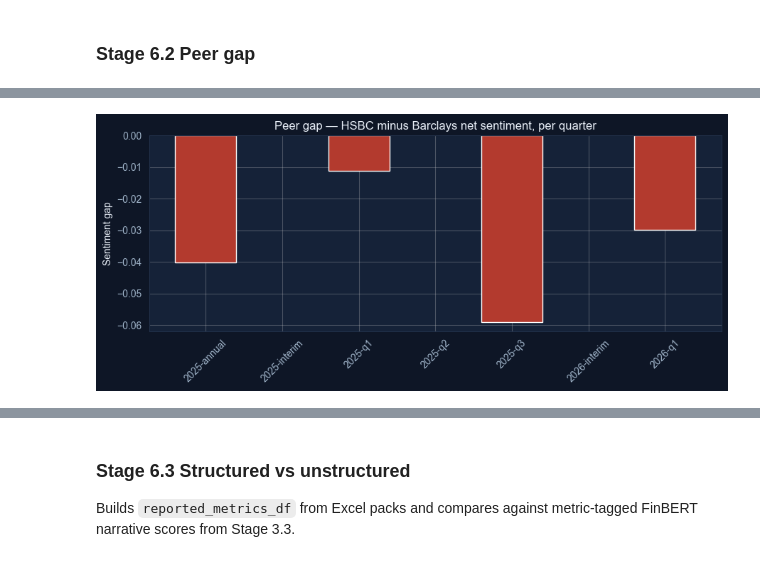
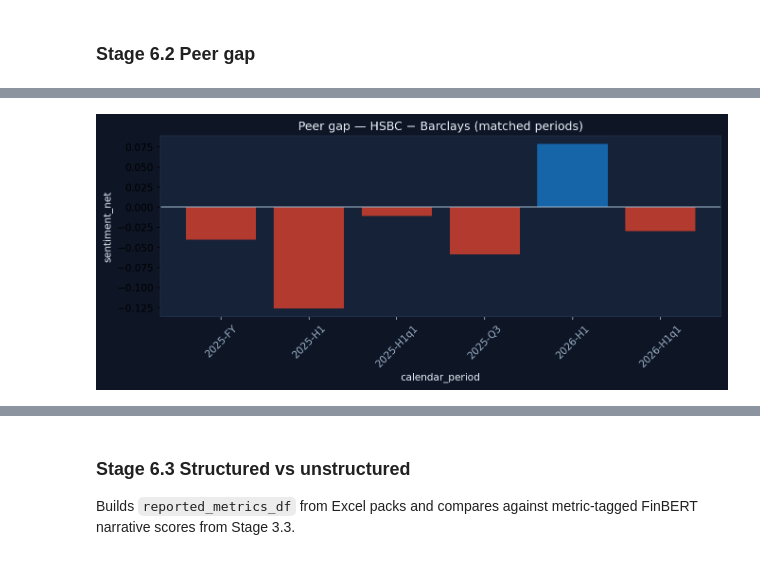
Before and after one commit to susanavenda/boe-earnings-insights, a Jupyter notebook: notebooks/boe_earnings_insights.ipynb, the cells around one changed output, grey strips where cells are left out. Saved outputs shown, nothing was run; the diff lists cells and outputs as text; code cells hidden in the pictures.

```diff
--- a/notebooks/boe_earnings_insights.ipynb
+++ b/notebooks/boe_earnings_insights.ipynb
@@ -88,8 +88,9 @@ BORDER = "#22314A"
 
 _fig_counter, _table_counter = [0], [0]
 
-def _show_plt(fig, title=""):
-    """Styled matplotlib figure with numbered caption."""
+def _show_plt(fig, title="", save_as=None):
+    """Styled matplotlib figure with numbered caption; also writes PNG under data/processed/."""
+    import re
     _fig_counter[0] += 1
     label = f"Figure {_fig_counter[0]}" + (f" — {title}" if title else "")
     fig.patch.set_facecolor(BG)
@@ -101,8 +102,18 @@ def _show_plt(fig, title=""):
         ax.title.set_color(TEXT)
         for spine in ax.spines.values():
             spine.set_color(BORDER)
+    # Persist for Assignment 2/3 report drop-in (one place, all charts)
+    PROCESSED_ROOT.mkdir(parents=True, exist_ok=True)
+    if save_as is None and title:
+        slug = re.sub(r"[^a-z0-9]+", "_", str(title).lower()).strip("_")[:60] or "figure"
+        save_as = PROCESSED_ROOT / f"fig_{_fig_counter[0]:02d}_{slug}.png"
+    elif save_as is not None:
+        save_as = Path(save_as)
+    if save_as is not None:
+        fig.savefig(save_as, dpi=150, bbox_inches="tight", facecolor=fig.get_facecolor())
     display(HTML(
         f'<p style="font-family:Inter,sans-serif;font-size:11px;color:{MUTED};margin:8px 0 2px">{label}</p>'
+        + (f'<p style="font-family:Inter,sans-serif;font-size:10px;color:{MUTED};margin:0 0 6px">Saved {save_as.name}</p>' if save_as is not None else "")
     ))
     display(fig)
     plt.close(fig)
@@ -1374,36 +1389,68 @@ def peer_comparison(df, quarter, score_col='sentiment_net'):
 
 
 def peer_comparison_matched(df, period, score_col='sentiment_net'):
-    """HSBC vs Barclays on a shared calendar_period (e.g. interim↔q2 as H1)."""
+    """HSBC vs Barclays on a shared calendar_period (e.g. interim↔q2 as H1).
+
+    Returns (agg Series, gap or None). Gap is None if either bank is missing —
+    never treat a missing side as zero.
+    """
     d = add_calendar_period(df)
     subset = d[d['calendar_period'] == period].copy()
     subset['bank'] = subset['bank'].str.lower()
-    # if multiple raw quarters map to same period, average first
     agg = subset.groupby('bank')[score_col].mean()
-    if len(agg) < 2:
+    if 'hsbc' not in agg.index or 'barclays' not in agg.index:
         return agg, None
-    gap = agg.get('hsbc', np.nan) - agg.get('barclays', np.nan)
+    gap = float(agg['hsbc'] - agg['barclays'])
     return agg, gap
 
 
-def plot_peer_gap(df, score_col='sentiment_net', use_matched=True):
-    """Peer gap across periods — matched calendar periods by default."""
+def plot_peer_gap(df, score_col='sentiment_net', use_matched=True, corpus_for_quality=None):
+    """Peer gap across periods — matched calendar periods by default.
+
+    Missing bank → period dropped (NaN), never coerced to 0.
+    When use_matched=True, x-axis MUST be calendar_period labels (e.g. 2025-H1), not raw quarters.
+    """
     plot_df = df.copy()
     plot_df['bank'] = plot_df['bank'].str.lower()
     if use_matched:
-        plot_df = add_calendar_period(plot_df)
+        if 'calendar_period' not in plot_df.columns:
+            plot_df = add_calendar_period(plot_df)
         index_col = 'calendar_period'
     else:
         index_col = 'quarter'
-    pivot = plot_df.pivot_table(index=index_col, columns='bank', values=score_col, aggfunc='mean')
+    # Average to one row per bank × period before pivot (avoids duplicate-index traps)
+    plot_df = (
+        plot_df.groupby([index_col, 'bank'], as_index=False)[score_col].mean()
+    )
+    pivot = plot_df.pivot(index=index_col, columns='bank', values=score_col)
     fig, ax = plt.subplots(figsize=(9, 4))
     if 'hsbc' not in pivot.columns or 'barclays' not in pivot.columns:
         ax.set_title('Peer gap — need both banks after period matching')
+        print('peer_gap diagnostic: columns=', list(pivot.columns), 'index=', list(pivot.index))
         return ax, pd.Series(dtype=float)
-    gap = pivot['hsbc'] - pivot['barclays']
+    both = pivot[['hsbc', 'barclays']].dropna(how='any')
+    if both.empty:
+        ax.set_title('Peer gap — no overlapping matched periods')
+        print('peer_gap diagnostic: pivot after dropna empty. pivot=\n', pivot)
+        return ax, pd.Series(dtype=float)
+    gap = both['hsbc'] - both['barclays']
+    # Guardrail: matched mode must not look like raw quarter labels only
+    if use_matched:
+        rawish = set(gap.index.astype(str))
+        expected_tokens = {'H1', 'H1q1', 'Q3', 'FY'}
+        if not any(any(tok in lab for tok in expected_tokens) for lab in rawish):
+            raise ValueError(
+                f'plot_peer_gap(use_matched=True) produced non-matched labels: {sorted(rawish)}. '
+                'Check QUARTER_TO_PERIOD / calendar_period column.'
+            )
+        print('peer_gap matched OK:', {k: round(float(v), 4) for k, v in gap.items()})
+        for period, g in gap.items():
+            sides = both.loc[period]
+            print(f'  {period}: hsbc={sides.hsbc:.4f} barclays={sides.barclays:.4f} gap={g:.4f}')
     ax.bar(gap.index.astype(str), gap.values, color=[BLUE if v >= 0 else RED for v in gap.values])
     ax.axhline(0, color=MUTED, lw=1)
     ax.set_title('Peer gap — HSBC − Barclays (' + ('matched periods' if use_matched else 'raw labels') + ')')
+    ax.set_xlabel(index_col)
     ax.set_ylabel(score_col)
     ax.tick_params(axis='x', rotation=45)
     return ax, gap
@@ -1420,14 +1467,32 @@ _peer_matched.to_csv(PROCESSED_ROOT / 'peer_matched_quarters.csv', index=False)
 
 ax, gap = plot_peer_gap(_peer_df, use_matched=True)
 plt.tight_layout()
-_show_plt(ax.figure, title='HSBC vs Barclays sentiment gap (matched)')
+_show_plt(ax.figure, title='HSBC vs Barclays sentiment gap (matched)', save_as=PROCESSED_ROOT / 'peer_gap_matched.png')
 display_table(
     _peer_matched.sort_values(['calendar_period', 'bank']),
     title='Peer inputs with calendar_period (interim↔q2 as H1)',
 )
-display_table(gap.rename('hsbc_minus_barclays').reset_index(), title='Matched peer gap by calendar period')
+# Flag trivial all-neutral peer windows when corpus is available
+if 'finbert_sentiment' in corpus_df.columns:
+    _cq = add_calendar_period(corpus_df.copy())
+    _nn = (
+        _cq.groupby(['calendar_period', 'bank'])['finbert_sentiment']
+        .apply(lambda s: (s != 'neutral').mean())
+        .unstack(fill_value=0)
+    )
+    if {'hsbc', 'barclays'} <= set(_nn.columns):
+        trivial = (_nn['hsbc'] == 0) | (_nn['barclays'] == 0)
+        trivial = trivial.reindex(gap.index).fillna(False)
+        display_table(
+            pd.DataFrame({
+                'hsbc_minus_barclays': gap,
+                'peer_informative': ~trivial.values if len(trivial) else True,
+            }).reset_index(),
+            title='Matched peer gap (peer_informative=False if either bank is 100% FinBERT-neutral)',
+        )
 insight(
-    'Matched periods: HSBC interim ↔ Barclays q2 as H1. Raw label mismatch no longer silently drops peer pairs.',
+    'Matched periods: HSBC interim ↔ Barclays q2 as H1. Missing bank → no gap (not zero). '
+    'If one side is 100% FinBERT-neutral, gap equals the other net — do not treat as a strong A2 peer alert.',
     kind='key',
 )
 # %% [output]
@@ -1436 +1502 @@ Figure 5 — HSBC vs Barclays sentiment gap
-[figure, old version]
+[figure, new version]
```
Also changed, not shown: parts of 10 cells of this notebook, 26 other files.
